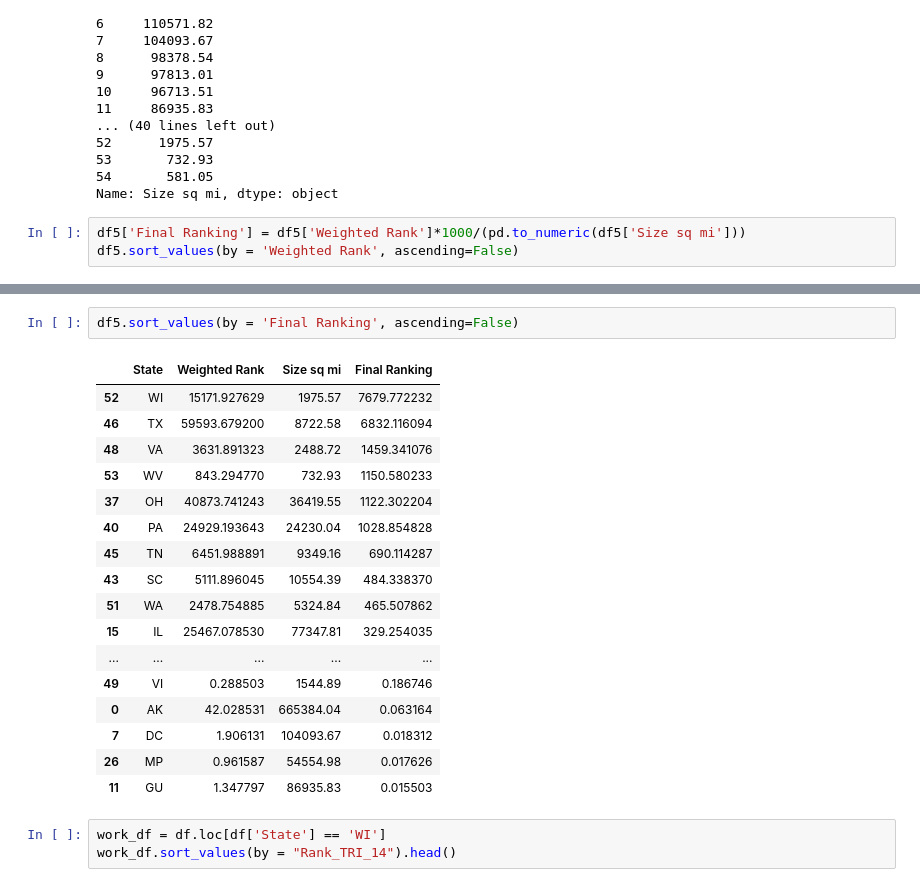
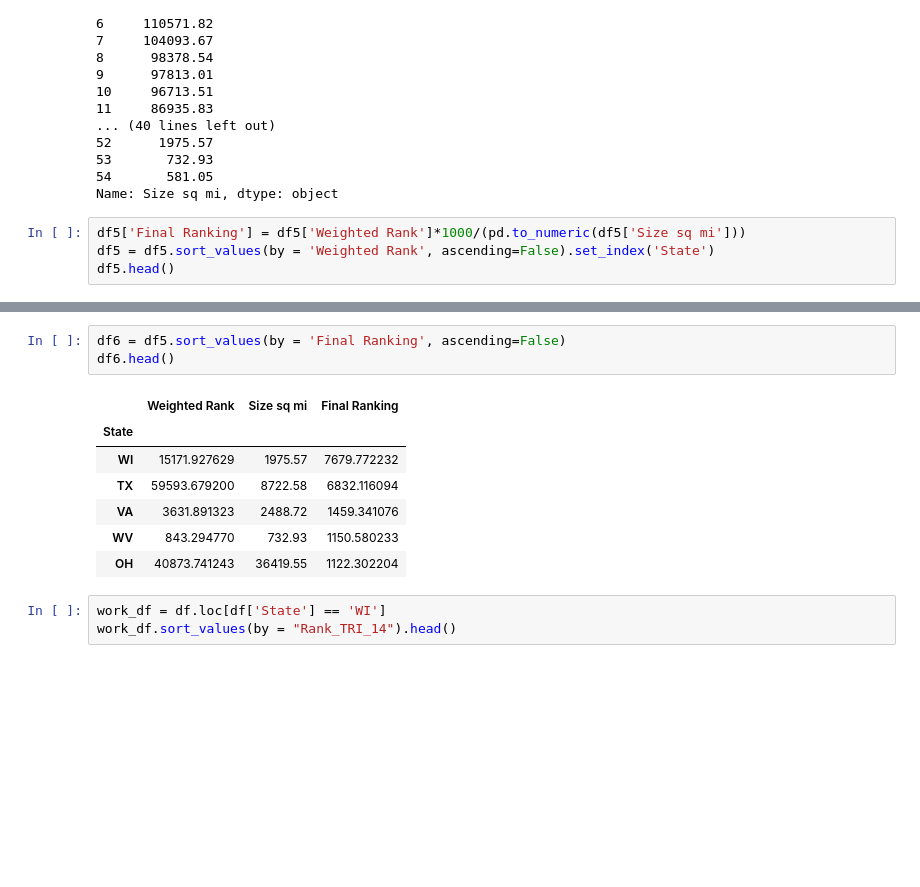
Before and after one commit to ivanescalona/GroupProject1, a Jupyter notebook: facilities_df.ipynb, the cells around one changed output, grey strips where cells are left out. Cells and saved outputs as stored; diff of their text form; blank space fills up the shorter version.

```diff
--- a/facilities_df.ipynb
+++ b/facilities_df.ipynb
@@ -319,5 +319,6 @@ See the caveats in the documentation: http://pandas.pydata.org/pandas-docs/stabl
 Name: Size sq mi, dtype: object
 # %%
 df5['Final Ranking'] = df5['Weighted Rank']*1000/(pd.to_numeric(df5['Size sq mi']))
-df5.sort_values(by = 'Weighted Rank', ascending=False)
+df5 = df5.sort_values(by = 'Weighted Rank', ascending=False).set_index('State')
+df5.head()
 # %% [output]
@@ -341,23 +332,14 @@ df5.sort_values(by = 'Weighted Rank', ascending=False)
 # %%
-df5.sort_values(by = 'Final Ranking', ascending=False)
+df6 = df5.sort_values(by = 'Final Ranking', ascending=False)
+df6.head()
 # %% [output]
-|  | State | Weighted Rank | Size sq mi | Final Ranking |
-| 52 | WI | 15171.927629 | 1975.57 | 7679.772232 |
-| 46 | TX | 59593.679200 | 8722.58 | 6832.116094 |
-| 48 | VA | 3631.891323 | 2488.72 | 1459.341076 |
-| 53 | WV | 843.294770 | 732.93 | 1150.580233 |
-| 37 | OH | 40873.741243 | 36419.55 | 1122.302204 |
-| 40 | PA | 24929.193643 | 24230.04 | 1028.854828 |
-| 45 | TN | 6451.988891 | 9349.16 | 690.114287 |
-| 43 | SC | 5111.896045 | 10554.39 | 484.338370 |
-| 51 | WA | 2478.754885 | 5324.84 | 465.507862 |
-| 15 | IL | 25467.078530 | 77347.81 | 329.254035 |
-| ... | ... | ... | ... | ... |
-| 49 | VI | 0.288503 | 1544.89 | 0.186746 |
-| 0 | AK | 42.028531 | 665384.04 | 0.063164 |
-| 7 | DC | 1.906131 | 104093.67 | 0.018312 |
-| 26 | MP | 0.961587 | 54554.98 | 0.017626 |
-| 11 | GU | 1.347797 | 86935.83 | 0.015503 |
+|  | Weighted Rank | Size sq mi | Final Ranking |
+| State |  |  |  |
+| WI | 15171.927629 | 1975.57 | 7679.772232 |
+| TX | 59593.679200 | 8722.58 | 6832.116094 |
+| VA | 3631.891323 | 2488.72 | 1459.341076 |
+| WV | 843.294770 | 732.93 | 1150.580233 |
+| OH | 40873.741243 | 36419.55 | 1122.302204 |
 # %%
 work_df = df.loc[df['State'] == 'WI']
 work_df.sort_values(by = "Rank_TRI_14").head()
```
Also changed, not shown: parts of 1 cell of this notebook, 2 other files.
